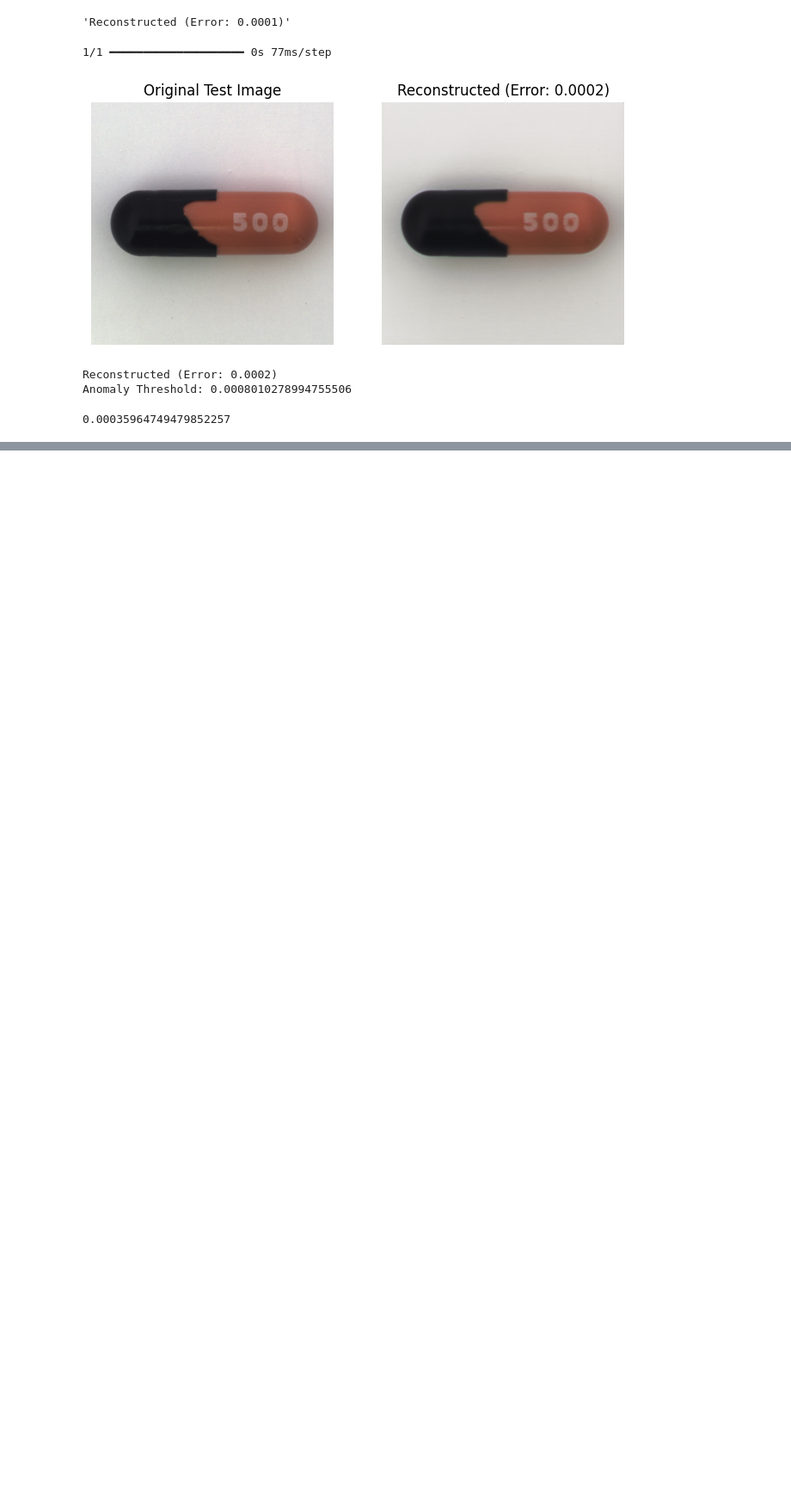
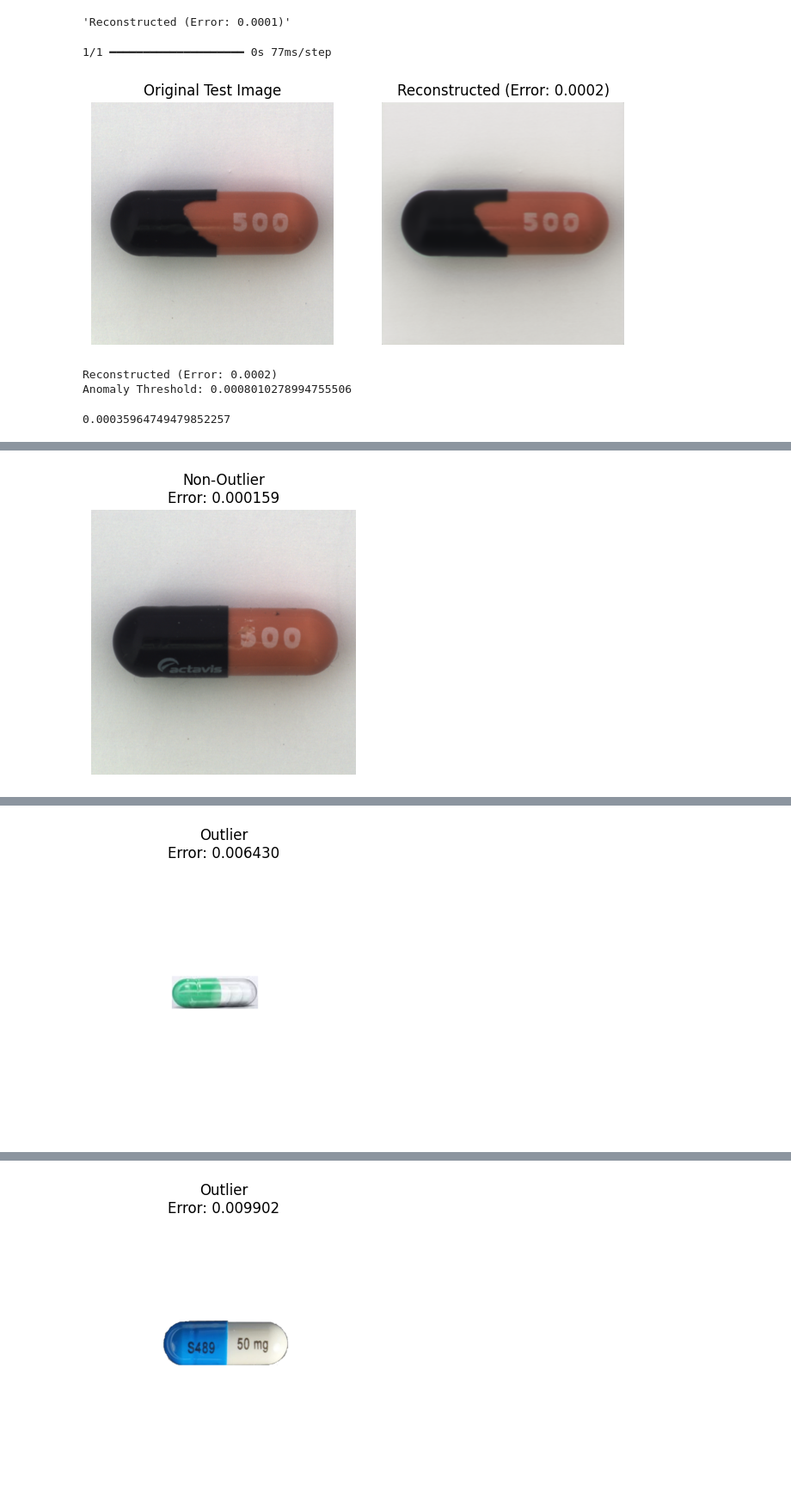
Before and after one commit to tonu1990/AI_CV_Projects, a Jupyter notebook: Pill_Detection_Verification.ipynb, the cells around one changed output, grey strips where cells are left out. Shown at 86% size. Cells and saved outputs as stored; diff of their text form; code cells hidden in the pictures; blank space fills up the shorter version.

```diff
--- a/Pill_Detection_Verification.ipynb
+++ b/Pill_Detection_Verification.ipynb
@@ -393,3 +393,45 @@ Anomaly Threshold: 0.0008010278994755506
 test_error[0]
 # %% [output]
 0.00035964749479852257
+# %%
+import glob
+import numpy as np
+import matplotlib.pyplot as plt
+from PIL import Image
+
+
+
+# Function to preprocess images (resize to 512x512 and normalize)
+def preprocess_image(image_path, img_size=(512, 512)):
+    img = Image.open(image_path).convert('RGB')
+    img = img.resize(img_size)
+    img_array = np.array(img) / 255.0
+    return img_array
+
+# Get all pill images from the specified folder (assuming PNG format)
+image_paths = glob.glob("/content/drive/MyDrive/SelfLearning_AI/Implementation_AutoEncoderDecoder/different_pill/*.png")
+
+# Loop over each image, run through the autoencoder, and classify
+for path in image_paths:
+    # Preprocess the image
+    img = preprocess_image(path)
+
+    # Add batch dimension
+    img_expanded = np.expand_dims(img, axis=0)
+
+    # Get reconstruction from autoencoder
+    reconstruction = autoencoder.predict(img_expanded)
+
+    # Compute reconstruction error (mean squared error)
+    error = np.mean(np.square(img - reconstruction[0]))
+
+    # Classify based on the threshold
+    label = "Outlier" if error > threshold else "Non-Outlier"
+
+    # Display the image with the title indicating the classification and error value
+    plt.figure(figsize=(4,4))
+    plt.imshow(img)
+    plt.title(f"{label}\nError: {error:.6f}")
+    plt.axis('off')
+    plt.show()
+# %% [output]
@@ -395,0 +439 @@ test_error[0]
+[figure, added]
@@ -395,0 +441 @@ test_error[0]
+[figure, added]
@@ -395,0 +443 @@ test_error[0]
+[figure, added]
```
Also changed, not shown: parts of 1 cell of this notebook.
